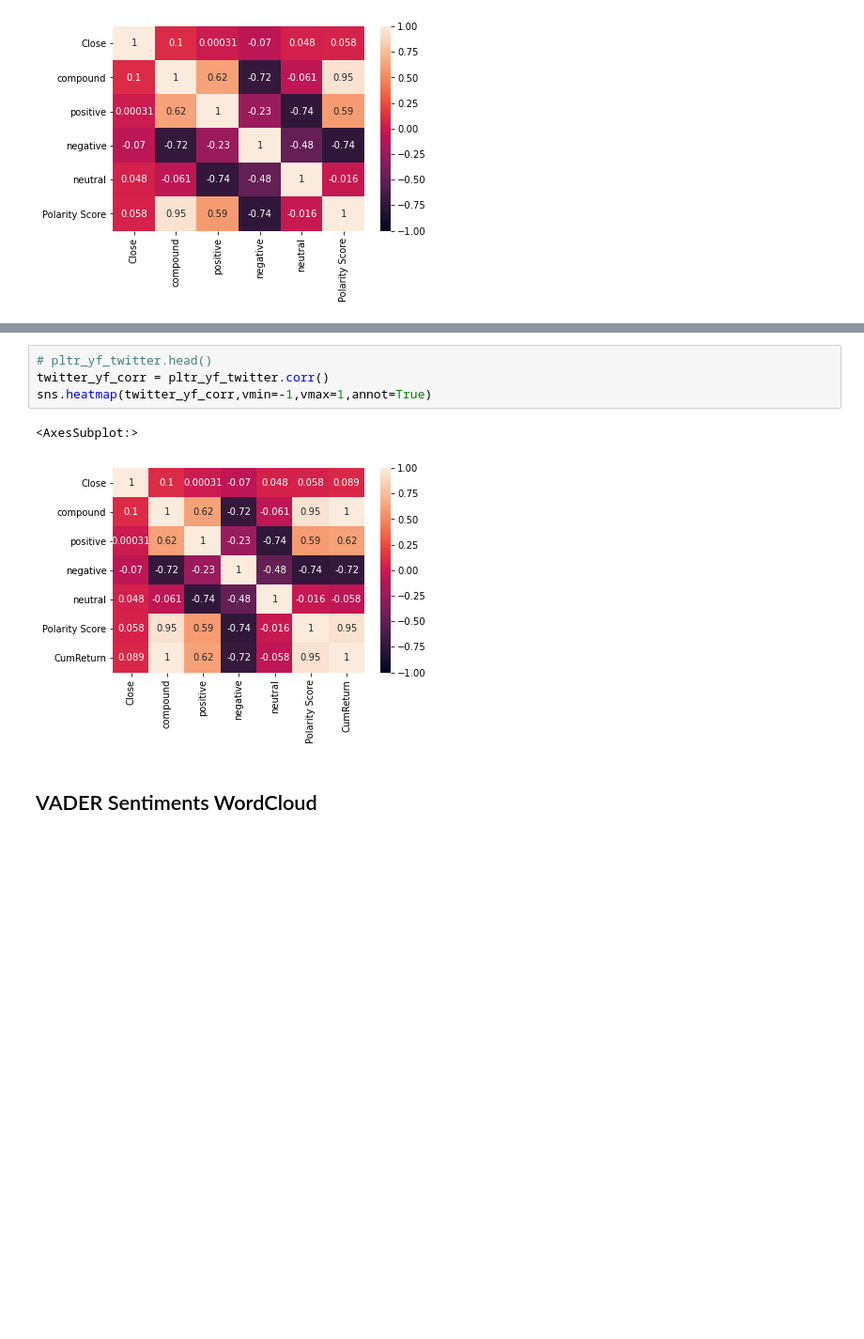
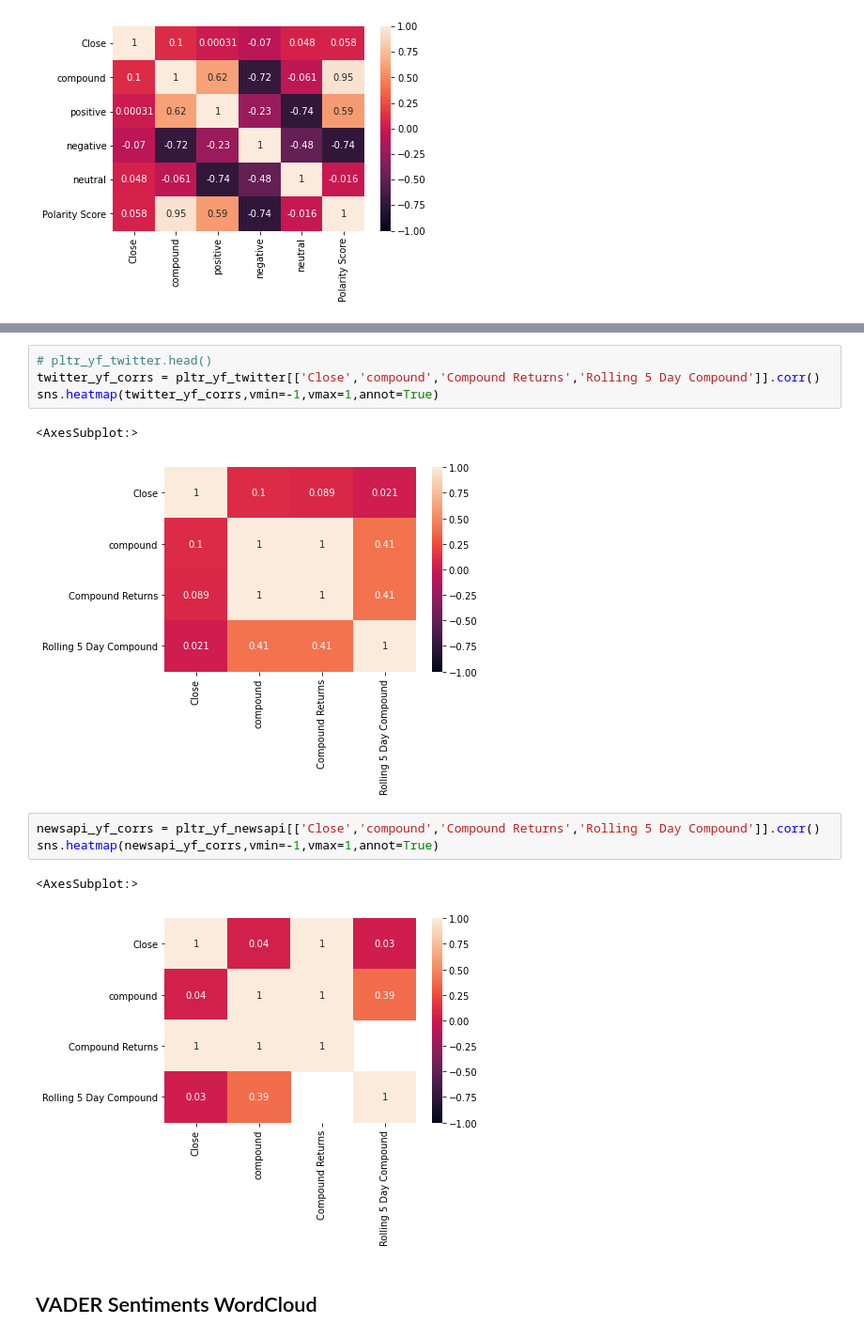
Before and after one commit to lfarlima/Multivariate-Time-Series-Analysis-of-Sentiment-Scores, a Jupyter notebook: Project_2.ipynb, the cells around one changed output, grey strips where cells are left out. Shown at 94% size. Drawn from its saved outputs; the diff is of its cells as text; blank space fills up the shorter version.

```diff
--- a/Project_2.ipynb
+++ b/Project_2.ipynb
@@ -502,10 +578,16 @@ plt.show()
 # %%
 # pltr_yf_twitter.head()
-twitter_yf_corr = pltr_yf_twitter.corr()
-sns.heatmap(twitter_yf_corr,vmin=-1,vmax=1,annot=True)
+twitter_yf_corrs = pltr_yf_twitter[['Close','compound','Compound Returns','Rolling 5 Day Compound']].corr()
+sns.heatmap(twitter_yf_corrs,vmin=-1,vmax=1,annot=True)
 # %% [output]
 <AxesSubplot:>
-[figure, old version]
+[figure, new version]
+# %%
+newsapi_yf_corrs = pltr_yf_newsapi[['Close','compound','Compound Returns','Rolling 5 Day Compound']].corr()
+sns.heatmap(newsapi_yf_corrs,vmin=-1,vmax=1,annot=True)
+# %% [output]
+<AxesSubplot:>
+[figure, added]
 # %% [markdown]
 ## VADER Sentiments WordCloud
 # %%
```
Also changed, not shown: parts of 23 cells of this notebook.
